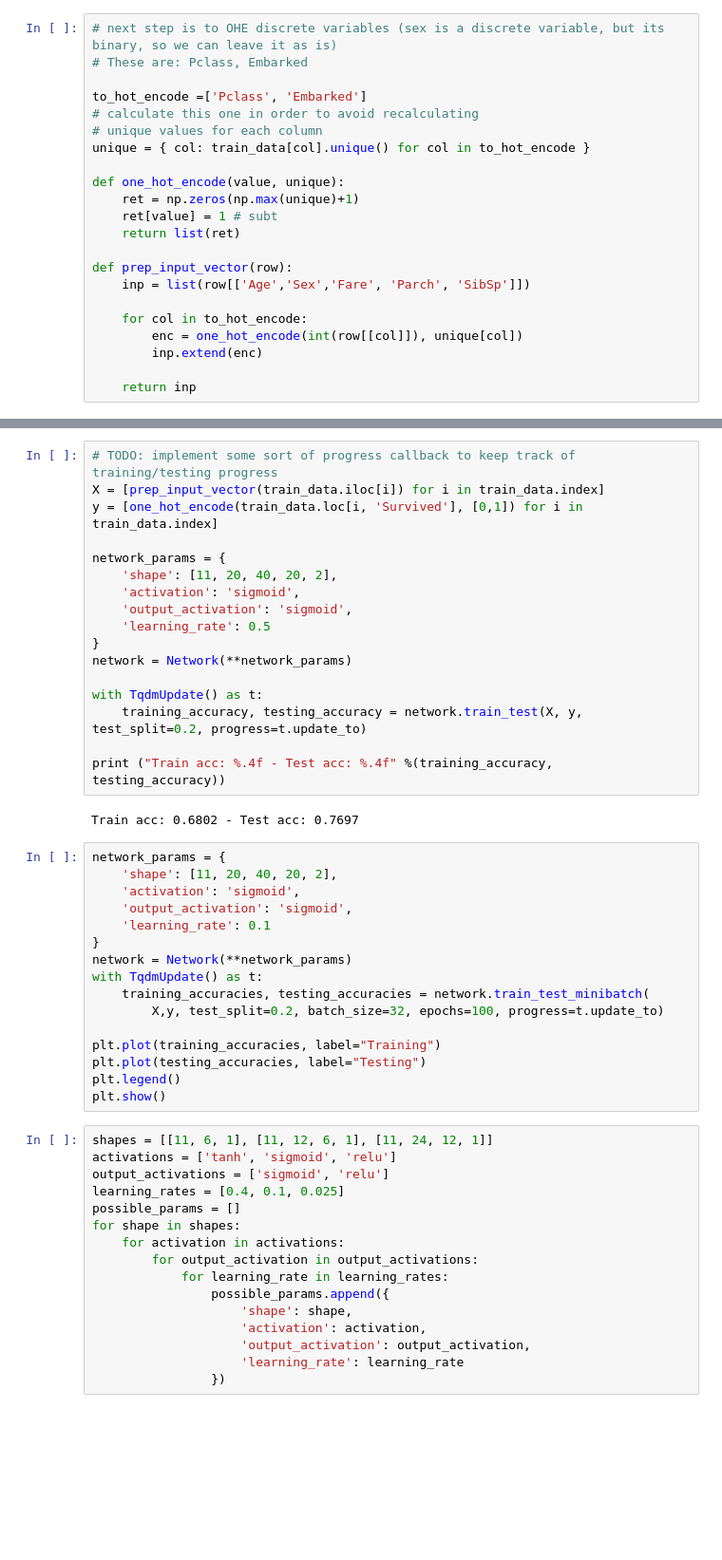
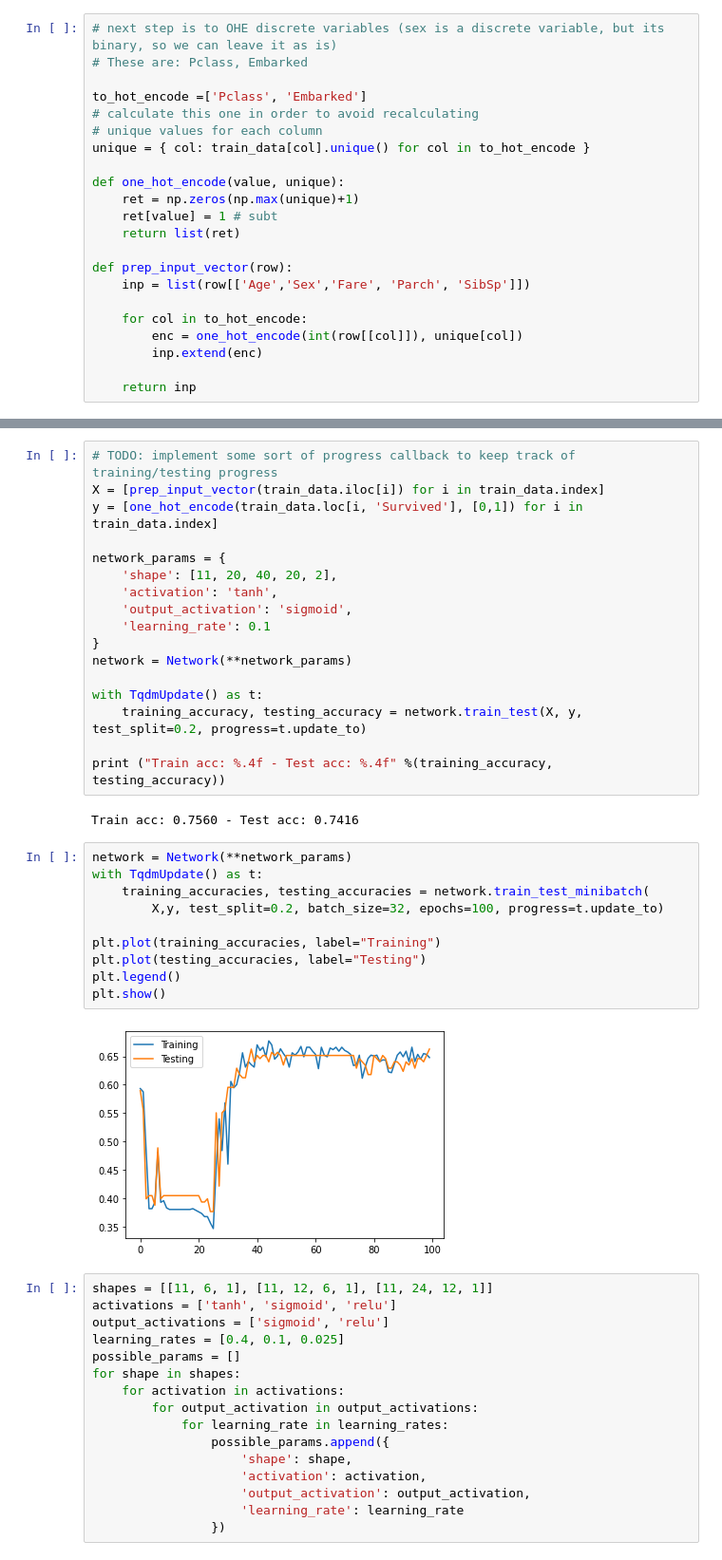
Before and after one commit to leothomas/simple_neural_net, a Jupyter notebook: Titanic.ipynb, the cells around one changed output, grey strips where cells are left out. Shown: that part at 95% size. Saved outputs shown, nothing was run; the diff lists cells and outputs as text; blank space fills up the shorter version.

```diff
--- a/Titanic.ipynb
+++ b/Titanic.ipynb
@@ -322,9 +322,9 @@ y = [one_hot_encode(train_data.loc[i, 'Survived'], [0,1]) for i in train_data.in
 
 network_params = {
     'shape': [11, 20, 40, 20, 2],
-    'activation': 'sigmoid',
+    'activation': 'tanh',
     'output_activation': 'sigmoid',
-    'learning_rate': 0.5
+    'learning_rate': 0.1
 }
 network = Network(**network_params)
 
@@ -333,23 +333,19 @@ with TqdmUpdate() as t:
 
 print ("Train acc: %.4f - Test acc: %.4f" %(training_accuracy, testing_accuracy))
 # %% [output]
-Train acc: 0.6802 - Test acc: 0.7697
+Train acc: 0.7560 - Test acc: 0.7416
 # %%
-network_params = {
-    'shape': [11, 20, 40, 20, 2],
-    'activation': 'sigmoid',
-    'output_activation': 'sigmoid',
-    'learning_rate': 0.1
-}
 network = Network(**network_params)
 with TqdmUpdate() as t:
     training_accuracies, testing_accuracies = network.train_test_minibatch(
         X,y, test_split=0.2, batch_size=32, epochs=100, progress=t.update_to)
 
 plt.plot(training_accuracies, label="Training")
 plt.plot(testing_accuracies, label="Testing")
 plt.legend()
 plt.show()
+# %% [output]
+[figure, added]
 # %%
 shapes = [[11, 6, 1], [11, 12, 6, 1], [11, 24, 12, 1]]
 activations = ['tanh', 'sigmoid', 'relu']
```
Also changed, not shown: parts of 1 cell of this notebook, 1 other file.
